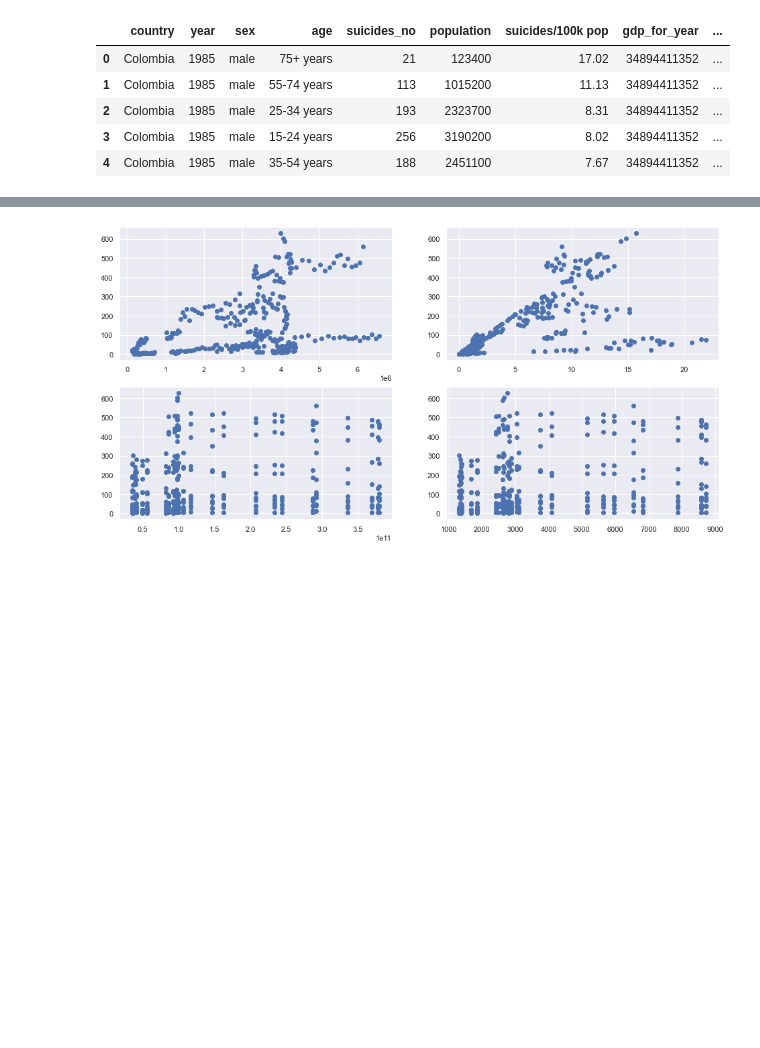
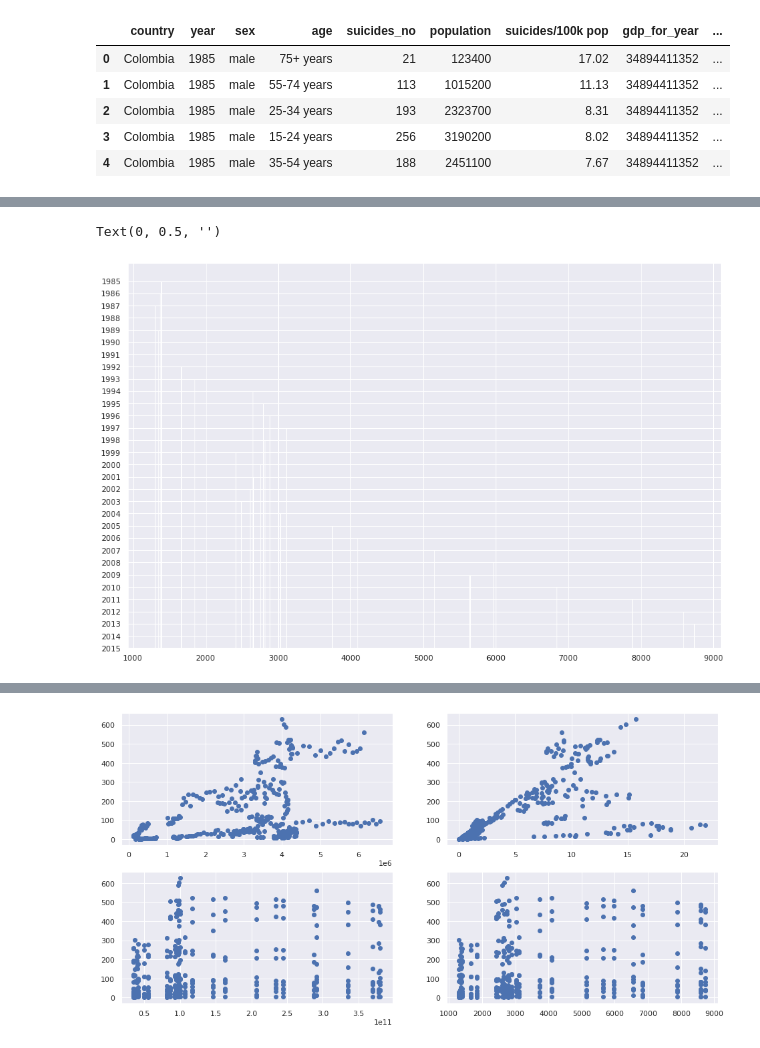
Before and after one commit to Dave0995/Viz-work, a Jupyter notebook: trabajo-viz.ipynb, the cells around one changed output, grey strips where cells are left out. Drawn from its saved outputs; the diff is of its cells as text; code cells hidden in the pictures; blank space fills up the shorter version.

```diff
--- a/trabajo-viz.ipynb
+++ b/trabajo-viz.ipynb
@@ -67,3 +67,8 @@ dfc.head()
 | 2 | Colombia | 1985 | male | 25-34 years | 193 | 2323700 | 8.31 | 34894411352 | ... |
 | 3 | Colombia | 1985 | male | 15-24 years | 256 | 3190200 | 8.02 | 34894411352 | ... |
 | 4 | Colombia | 1985 | male | 35-54 years | 188 | 2451100 | 7.67 | 34894411352 | ... |
+# %%
+bars = pd.DataFrame(dfc[["year", "gdp_per_capita"]])
+# %%
+bars = bars.loc[:,~bars.columns.duplicated()]
+bars
@@ -70,3 +89,17 @@ dfc.head()
+# %%
+gdp_cap = pd.DataFrame(bars.groupby("year", as_index= False).mean())
+gdp_cap = gdp_cap.sort_values("year", ascending=False)
+gdp_cap["year"] = gdp_cap['year'].astype(int).astype(str)
+plt.figure(figsize=(15,10))
+plt.bar(gdp_cap["gdp_per_capita"], gdp_cap["year"], color='green')
+#sns.barplot(y="year", x="gdp_per_capita", data = gdp_cap)
+#sns.barplot(y="year", x="gdp_per_capita", data = gdp_cap)
+plt.title("")
+plt.xlabel("")
+plt.ylabel("")
+# %% [output]
+Text(0, 0.5, '')
+[figure, added]
 # %%
 y = []
 x = []
```
Also changed, not shown: parts of 12 cells of this notebook.
